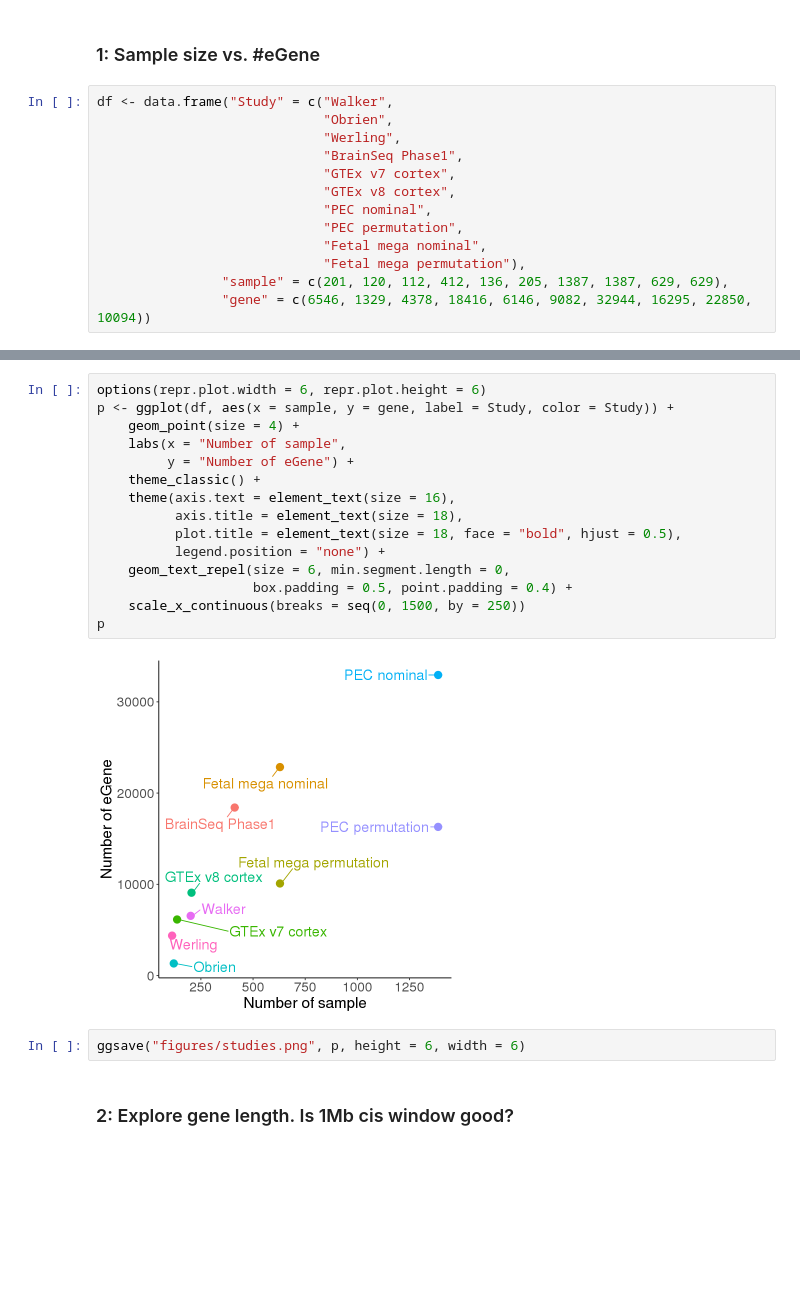
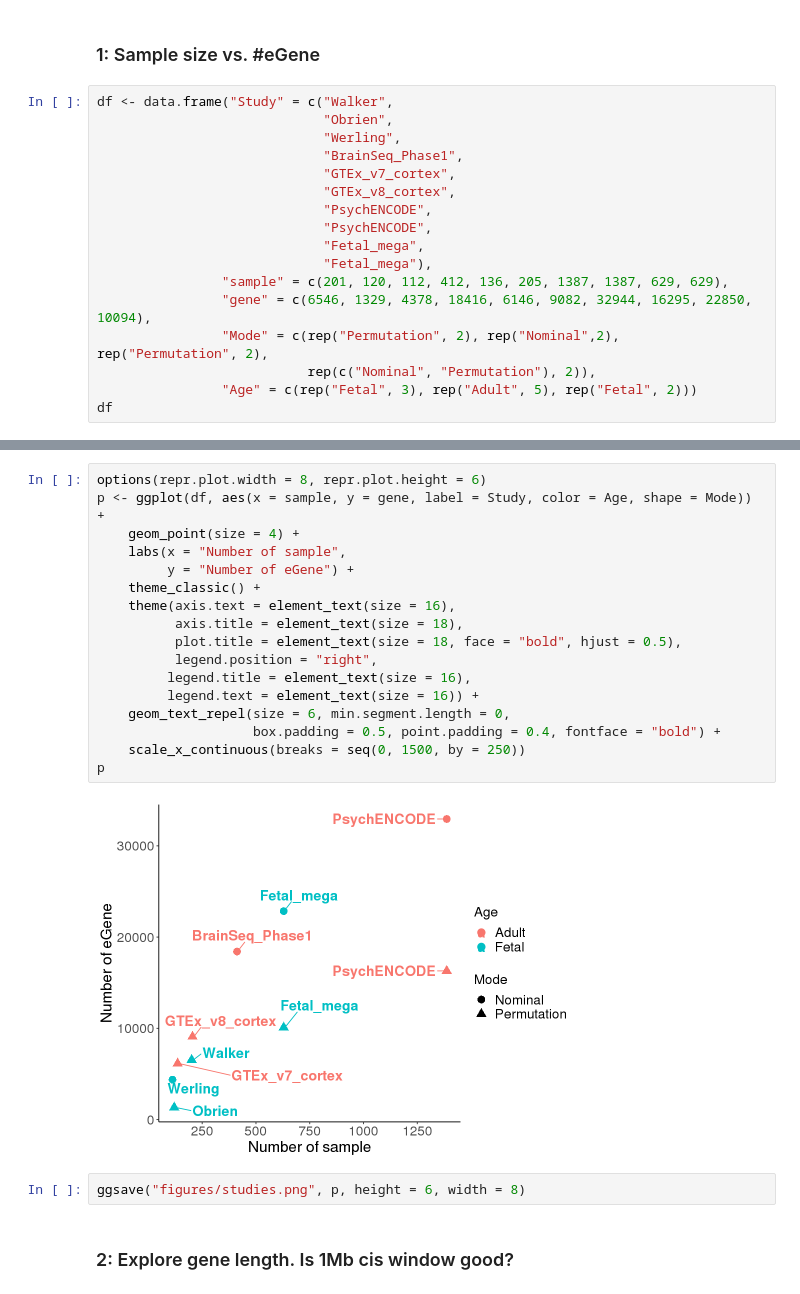
Before and after one commit to gandallab/devBrain_xQTL, a Jupyter notebook: code/04-QTL/cis-eQTL/eqtl_analysis.ipynb, the cells around one changed output, grey strips where cells are left out. Saved outputs shown, nothing was run; the diff lists cells and outputs as text; blank space fills up the shorter version.

```diff
--- a/code/04-QTL/cis-eQTL/eqtl_analysis.ipynb
+++ b/code/04-QTL/cis-eQTL/eqtl_analysis.ipynb
@@ -38,12 +38,16 @@ setwd("~/project-gandalm/isoform_twas/eqtl_new/")
 df <- data.frame("Study" = c("Walker",
                              "Obrien",
                              "Werling",
-                             "BrainSeq Phase1",
-                             "GTEx v7 cortex",
-                             "GTEx v8 cortex",
-                             "PEC nominal",
-                             "PEC permutation",
-                             "Fetal mega nominal",
-                             "Fetal mega permutation"),
+                             "BrainSeq_Phase1",
+                             "GTEx_v7_cortex",
+                             "GTEx_v8_cortex",
+                             "PsychENCODE",
+                             "PsychENCODE",
+                             "Fetal_mega",
+                             "Fetal_mega"),
                 "sample" = c(201, 120, 112, 412, 136, 205, 1387, 1387, 629, 629),
-                "gene" = c(6546, 1329, 4378, 18416, 6146, 9082, 32944, 16295, 22850, 10094))
+                "gene" = c(6546, 1329, 4378, 18416, 6146, 9082, 32944, 16295, 22850, 10094),
+                "Mode" = c(rep("Permutation", 2), rep("Nominal",2), rep("Permutation", 2),
+                           rep(c("Nominal", "Permutation"), 2)),
+                "Age" = c(rep("Fetal", 3), rep("Adult", 5), rep("Fetal", 2)))
+df
@@ -50,22 +68,24 @@ df <- data.frame("Study" = c("Walker",
 # %%
-options(repr.plot.width = 6, repr.plot.height = 6)
-p <- ggplot(df, aes(x = sample, y = gene, label = Study, color = Study)) +
+options(repr.plot.width = 8, repr.plot.height = 6)
+p <- ggplot(df, aes(x = sample, y = gene, label = Study, color = Age, shape = Mode)) +
     geom_point(size = 4) +
     labs(x = "Number of sample",
          y = "Number of eGene") +
     theme_classic() +
     theme(axis.text = element_text(size = 16),
           axis.title = element_text(size = 18),
           plot.title = element_text(size = 18, face = "bold", hjust = 0.5),
-          legend.position = "none") +
+          legend.position = "right",
+         legend.title = element_text(size = 16),
+         legend.text = element_text(size = 16)) +
     geom_text_repel(size = 6, min.segment.length = 0,
-                    box.padding = 0.5, point.padding = 0.4) +
+                    box.padding = 0.5, point.padding = 0.4, fontface = "bold") +
     scale_x_continuous(breaks = seq(0, 1500, by = 250))
 p
 # %% [output]
-[figure, old version]
+[figure, new version]
 # %%
-ggsave("figures/studies.png", p, height = 6, width = 6)
+ggsave("figures/studies.png", p, height = 6, width = 8)
 # %% [markdown]
 ### 2: Explore gene length. Is 1Mb cis window good?
 # %%
```
Also changed, not shown: parts of 3 cells of this notebook, 35 other files.
